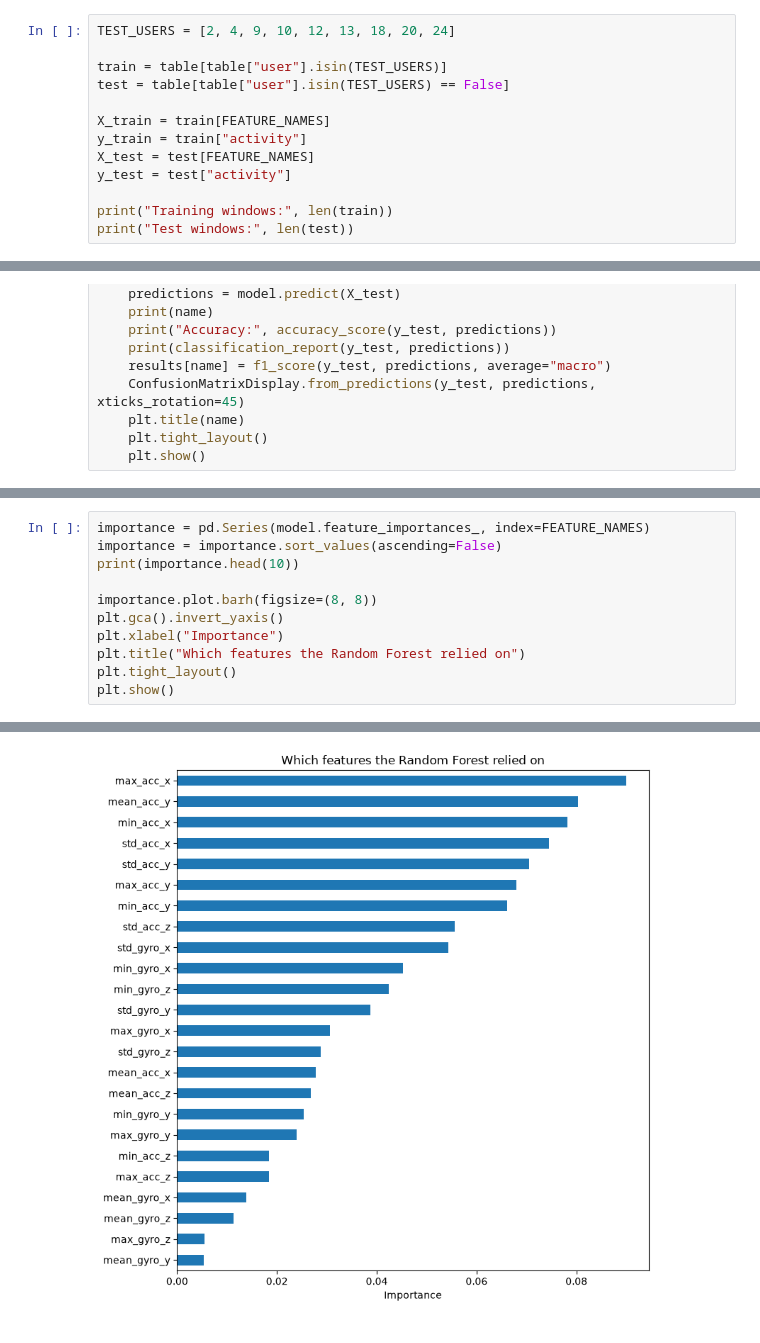
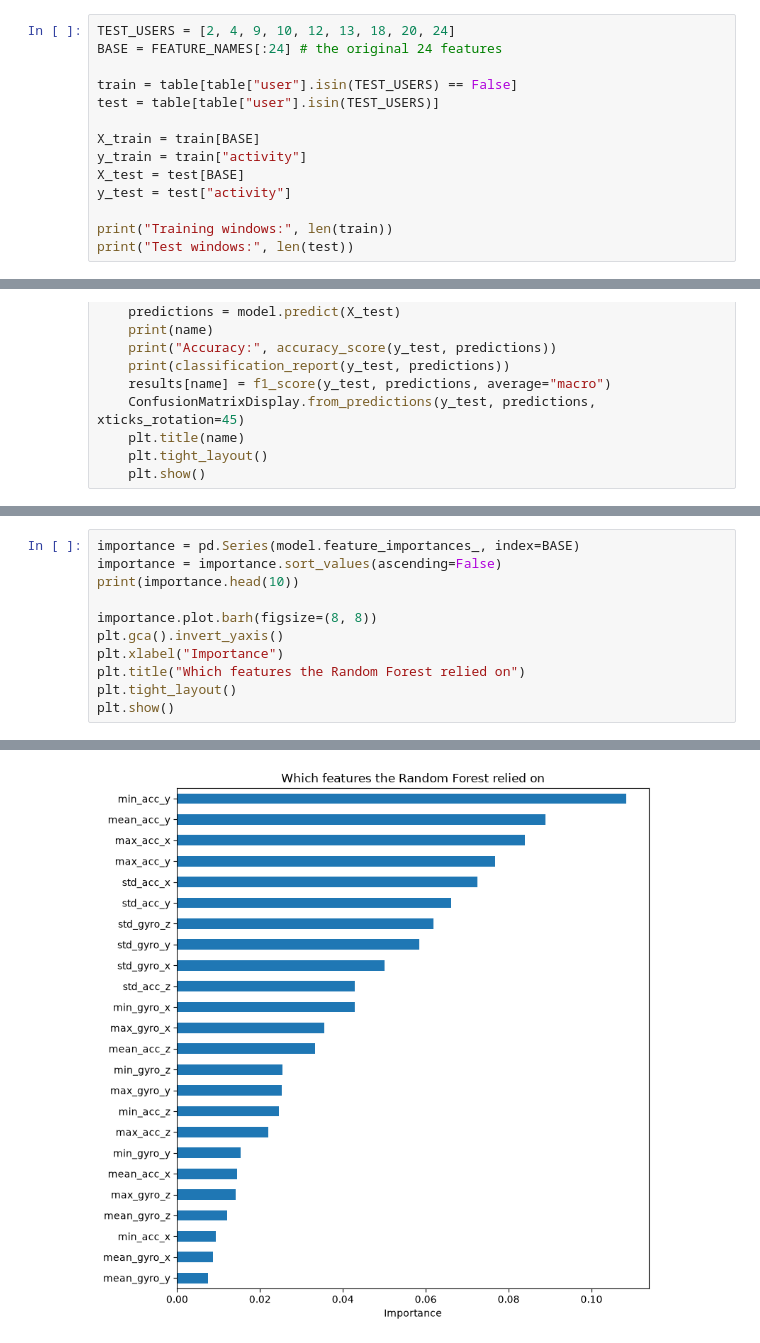
Before and after one commit to 0wenmarks/IoT_S1_Models, a Jupyter notebook: IoT_S1_Owen/notebooks/devTest.ipynb, the cells around one changed output, grey strips where cells are left out. Drawn from its saved outputs; the diff is of its cells as text.

```diff
--- a/IoT_S1_Owen/notebooks/devTest.ipynb
+++ b/IoT_S1_Owen/notebooks/devTest.ipynb
@@ -31,13 +31,14 @@ Name: count, dtype: int64
 table.to_csv("../data/hapt_filtered.csv", index=False)
 # %%
 TEST_USERS = [2, 4, 9, 10, 12, 13, 18, 20, 24]
+BASE = FEATURE_NAMES[:24] # the original 24 features
 
-train = table[table["user"].isin(TEST_USERS)]
-test = table[table["user"].isin(TEST_USERS) == False]
+train = table[table["user"].isin(TEST_USERS) == False]
+test = table[table["user"].isin(TEST_USERS)]
 
-X_train = train[FEATURE_NAMES]
+X_train = train[BASE]
 y_train = train["activity"]
-X_test = test[FEATURE_NAMES]
+X_test = test[BASE]
 y_test = test["activity"]
 
 print("Training windows:", len(train))
@@ -80,5 +81,5 @@ weighted avg       0.92      0.91      0.91      4012
 # %%
-importance = pd.Series(model.feature_importances_, index=FEATURE_NAMES)
+importance = pd.Series(model.feature_importances_, index=BASE)
 importance = importance.sort_values(ascending=False)
 print(importance.head(10))
 
@@ -102,5 +103,5 @@ min_gyro_x    0.045221
 dtype: float64
-[figure, old version]
+[figure, new version]
 # %%
 model_balanced = RandomForestClassifier(n_estimators=100, random_state=42, class_weight="balanced")
 model_balanced.fit(X_train, y_train)
```
Also changed, not shown: parts of 6 cells of this notebook, 30 other files.
